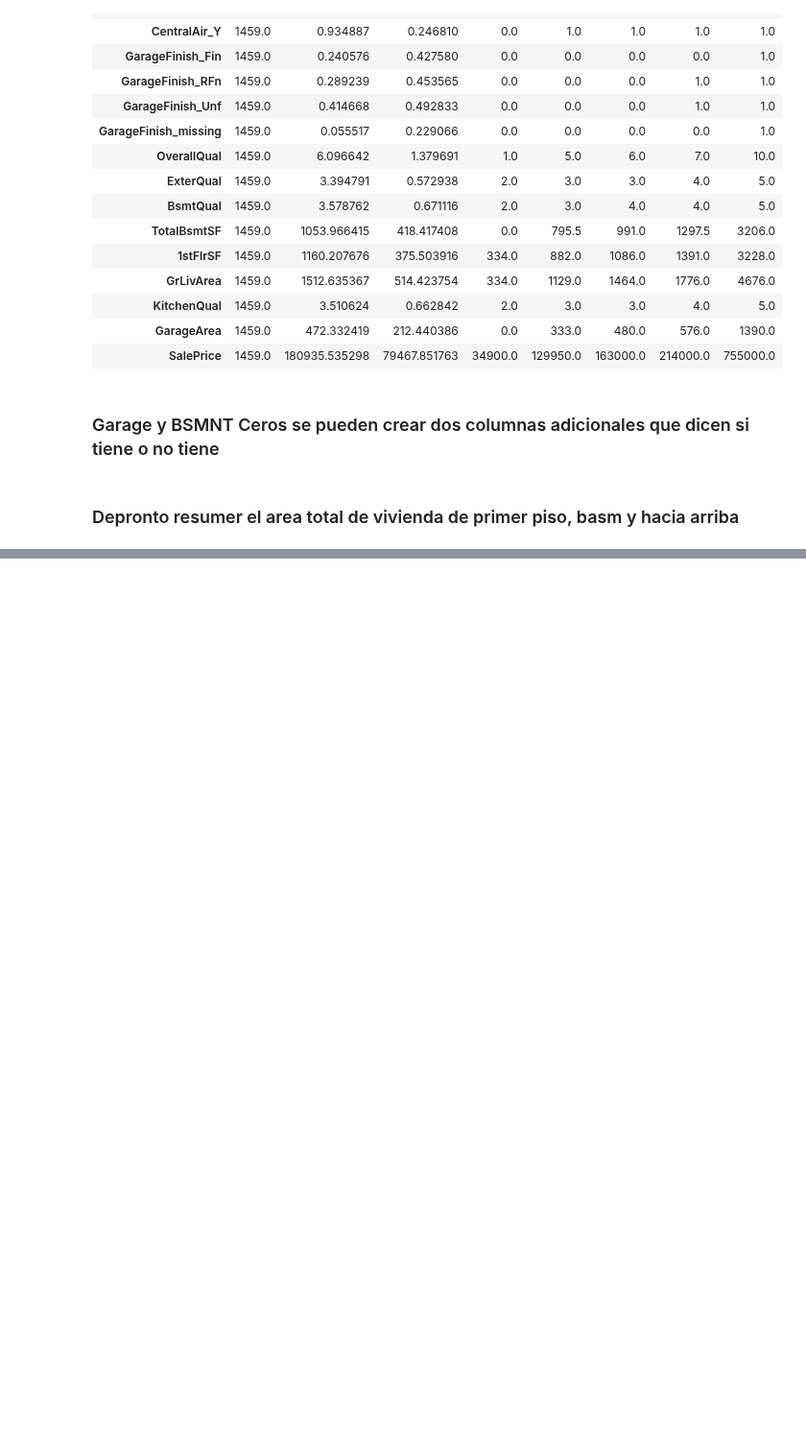
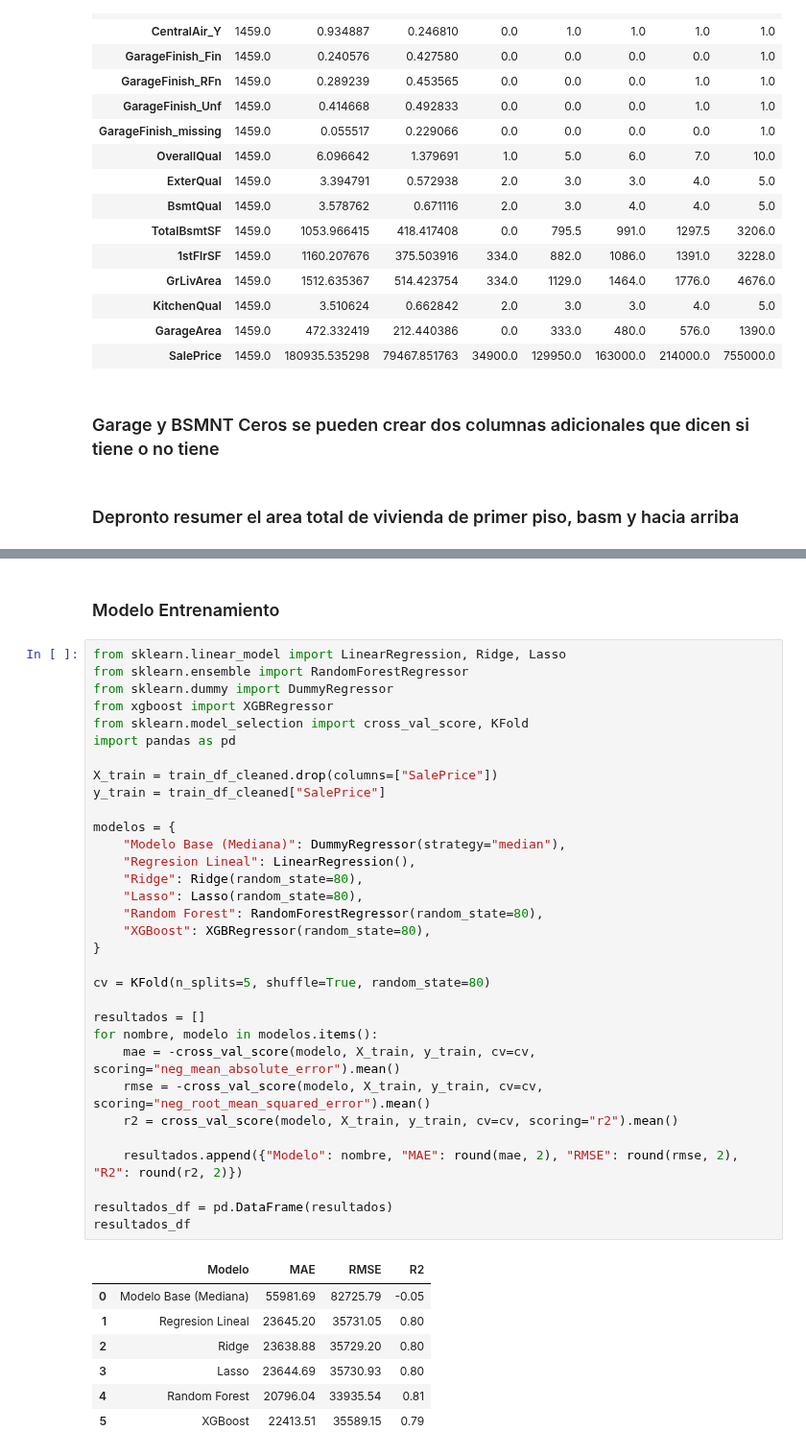
Before and after one commit to laurabg15/Exploraci-nInicial-, a Jupyter notebook: InitialExploration_Dataset.ipynb, the cells around one changed output, grey strips where cells are left out. Shown at 96% size. Cells and saved outputs as stored; diff of their text form; blank space fills up the shorter version.

```diff
--- a/InitialExploration_Dataset.ipynb
+++ b/InitialExploration_Dataset.ipynb
@@ -718,0 +775,42 @@ train_df_cleaned.describe().T
+# %% [markdown]
+### Modelo Entrenamiento
+# %%
+from sklearn.linear_model import LinearRegression, Ridge, Lasso
+from sklearn.ensemble import RandomForestRegressor
+from sklearn.dummy import DummyRegressor
+from xgboost import XGBRegressor
+from sklearn.model_selection import cross_val_score, KFold
+import pandas as pd
+
+X_train = train_df_cleaned.drop(columns=["SalePrice"])
+y_train = train_df_cleaned["SalePrice"]
+
+modelos = {
+    "Modelo Base (Mediana)": DummyRegressor(strategy="median"),
+    "Regresion Lineal": LinearRegression(),
+    "Ridge": Ridge(random_state=80),
+    "Lasso": Lasso(random_state=80),
+    "Random Forest": RandomForestRegressor(random_state=80),
+    "XGBoost": XGBRegressor(random_state=80),
+}
+
+cv = KFold(n_splits=5, shuffle=True, random_state=80)
+
+resultados = []
+for nombre, modelo in modelos.items():
+    mae = -cross_val_score(modelo, X_train, y_train, cv=cv, scoring="neg_mean_absolute_error").mean()
+    rmse = -cross_val_score(modelo, X_train, y_train, cv=cv, scoring="neg_root_mean_squared_error").mean()
+    r2 = cross_val_score(modelo, X_train, y_train, cv=cv, scoring="r2").mean()
+
+    resultados.append({"Modelo": nombre, "MAE": round(mae, 2), "RMSE": round(rmse, 2), "R2": round(r2, 2)})
+
+resultados_df = pd.DataFrame(resultados)
+resultados_df
+# %% [output]
+|  | Modelo | MAE | RMSE | R2 |
+| 0 | Modelo Base (Mediana) | 55981.69 | 82725.79 | -0.05 |
+| 1 | Regresion Lineal | 23645.20 | 35731.05 | 0.80 |
+| 2 | Ridge | 23638.88 | 35729.20 | 0.80 |
+| 3 | Lasso | 23644.69 | 35730.93 | 0.80 |
+| 4 | Random Forest | 20796.04 | 33935.54 | 0.81 |
+| 5 | XGBoost | 22413.51 | 35589.15 | 0.79 |
```
Also changed, not shown: parts of 20 cells of this notebook.
